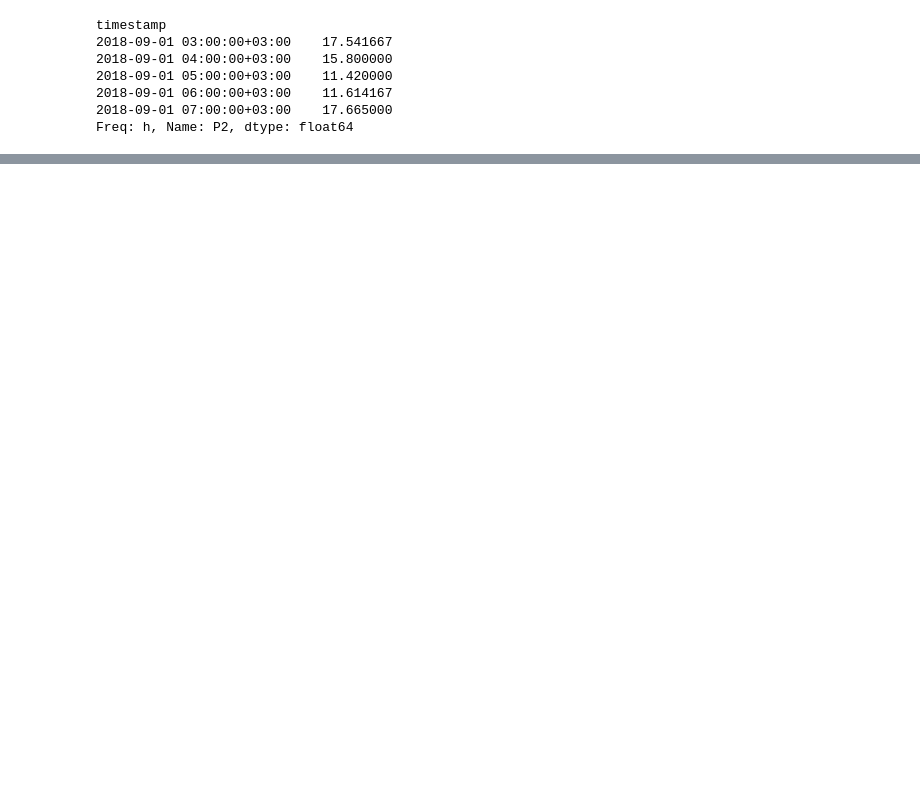
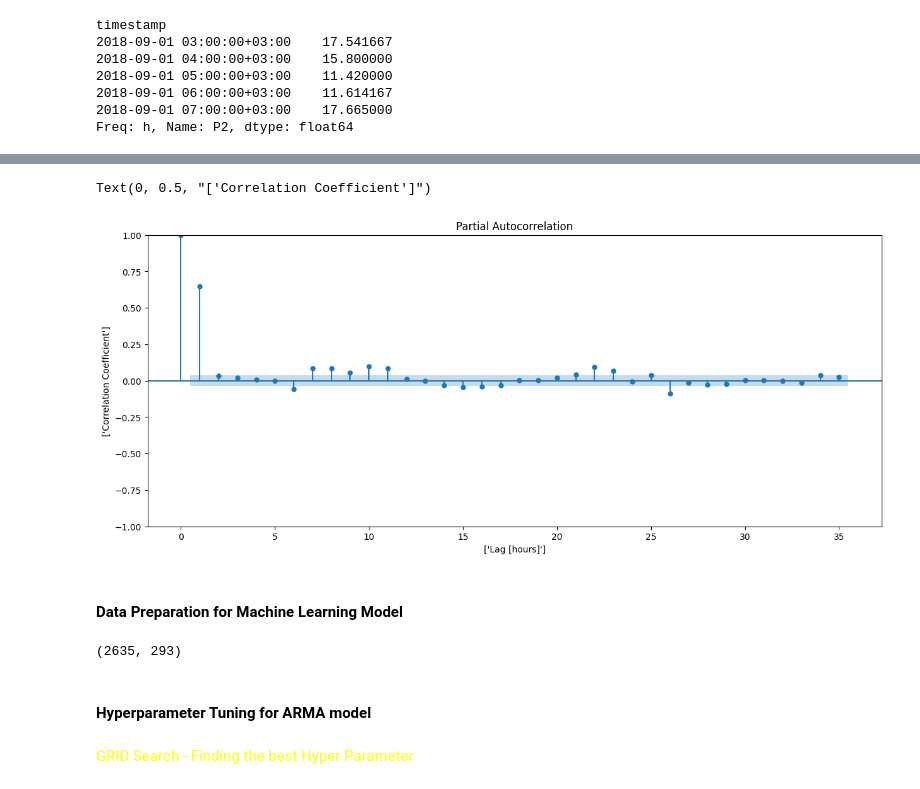
Before and after one commit to tech-ml-quant-luv/Applied_data_science_lab_worldquant, a Jupyter notebook: Project 3 - Air Quality in Nairobi (time-series)/034-ARMA_model.ipynb, the cells around one changed output, grey strips where cells are left out. Drawn from its saved outputs; the diff is of its cells as text; code cells hidden in the pictures; blank space fills up the shorter version.

```diff
--- a/Project 3 - Air Quality in Nairobi (time-series)/034-ARMA_model.ipynb
+++ b/Project 3 - Air Quality in Nairobi (time-series)/034-ARMA_model.ipynb
@@ -44,0 +57,10 @@ Freq: h, Name: P2, dtype: float64
+# %%
+fig, ax = plt.subplots(figsize=(15,6))
+plot_pacf(y, ax=ax)
+plt.xlabel(["Lag [hours]"])
+plt.ylabel(["Correlation Coefficient"])
+# %% [output]
+Text(0, 0.5, "['Correlation Coefficient']")
+[figure, added]
+# %% [markdown]
+#### Data Preparation for Machine Learning Model
@@ -44,0 +71,6 @@ Freq: h, Name: P2, dtype: float64
+# %%
+len(y_train),len(y_test)
+# %% [output]
+(2635, 293)
+# %% [markdown]
+#### Hyperparameter Tuning for ARMA model
@@ -44,0 +80,2 @@ Freq: h, Name: P2, dtype: float64
+# %% [markdown]
+<p style="color:yellow; font-size:15px">GRID Search - Finding the best Hyper Parameter</p>
```
Also changed, not shown: parts of 18 cells of this notebook.
